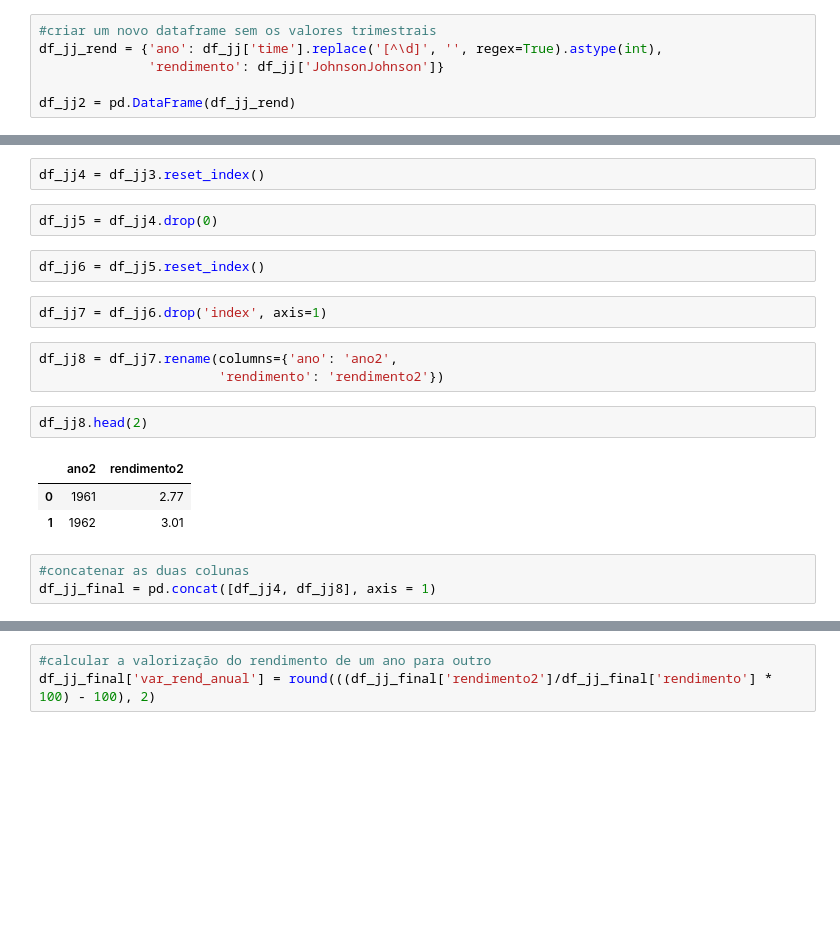
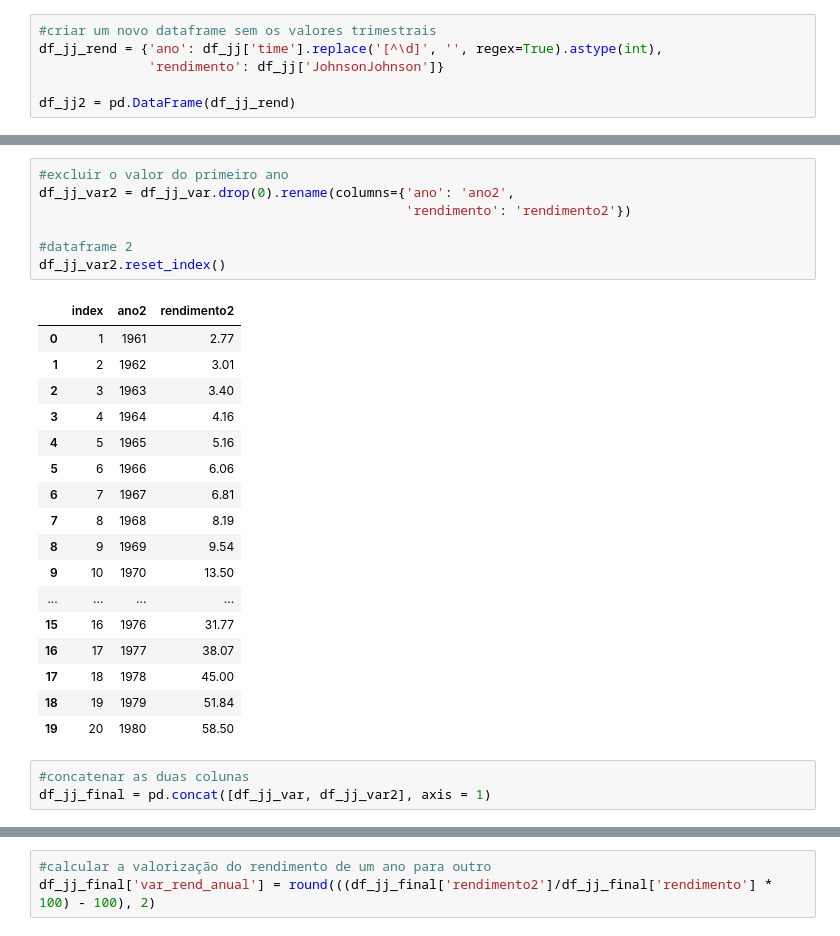
Before and after one commit to fernandapilat/bootcamp-data-analytics, a Jupyter notebook: cópia_de_desafio_python_pandas.ipynb, the cells around one changed output, grey strips where cells are left out. Saved outputs shown, nothing was run; the diff lists cells and outputs as text; blank space fills up the shorter version.

```diff
--- a/cópia_de_desafio_python_pandas.ipynb
+++ b/cópia_de_desafio_python_pandas.ipynb
@@ -539,20 +596,28 @@ df_jj3 = df_jj2.groupby(['ano']).sum()
-# %%
-df_jj4 = df_jj3.reset_index()
-# %%
-df_jj5 = df_jj4.drop(0)
-# %%
-df_jj6 = df_jj5.reset_index()
-# %%
-df_jj7 = df_jj6.drop('index', axis=1)
-# %%
-df_jj8 = df_jj7.rename(columns={'ano': 'ano2',
-                       'rendimento': 'rendimento2'})
-# %%
-df_jj8.head(2)
-# %% [output]
-|  | ano2 | rendimento2 |
-| 0 | 1961 | 2.77 |
-| 1 | 1962 | 3.01 |
+# %%
+#excluir o valor do primeiro ano
+df_jj_var2 = df_jj_var.drop(0).rename(columns={'ano': 'ano2',
+                                               'rendimento': 'rendimento2'})
+
+#dataframe 2
+df_jj_var2.reset_index()
+# %% [output]
+|  | index | ano2 | rendimento2 |
+| 0 | 1 | 1961 | 2.77 |
+| 1 | 2 | 1962 | 3.01 |
+| 2 | 3 | 1963 | 3.40 |
+| 3 | 4 | 1964 | 4.16 |
+| 4 | 5 | 1965 | 5.16 |
+| 5 | 6 | 1966 | 6.06 |
+| 6 | 7 | 1967 | 6.81 |
+| 7 | 8 | 1968 | 8.19 |
+| 8 | 9 | 1969 | 9.54 |
+| 9 | 10 | 1970 | 13.50 |
+| ... | ... | ... | ... |
+| 15 | 16 | 1976 | 31.77 |
+| 16 | 17 | 1977 | 38.07 |
+| 17 | 18 | 1978 | 45.00 |
+| 18 | 19 | 1979 | 51.84 |
+| 19 | 20 | 1980 | 58.50 |
 # %%
 #concatenar as duas colunas
-df_jj_final = pd.concat([df_jj4, df_jj8], axis = 1)
+df_jj_final = pd.concat([df_jj_var, df_jj_var2], axis = 1)
```
Also changed, not shown: parts of 9 cells of this notebook.
